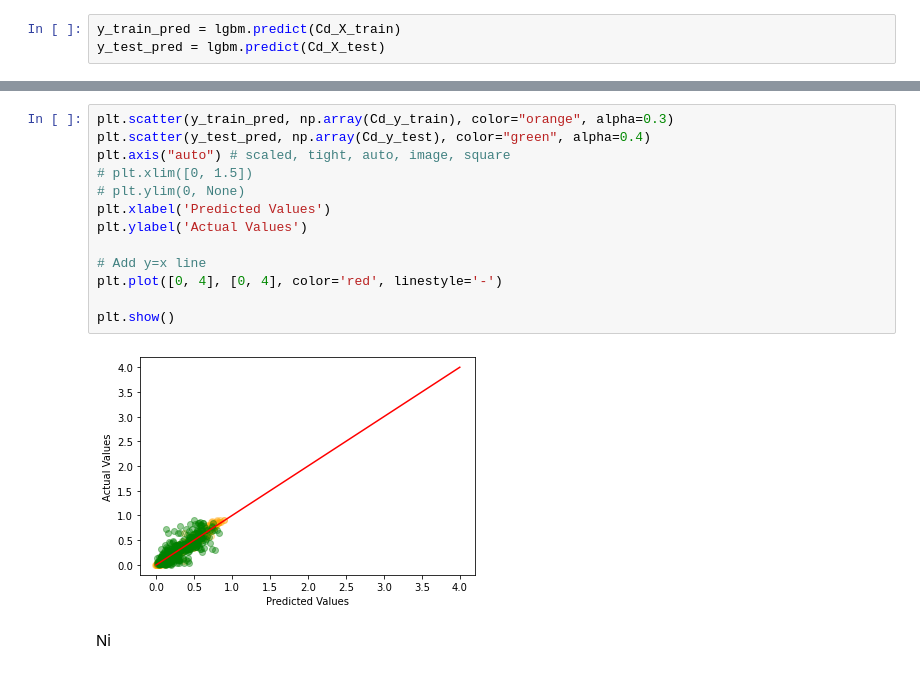
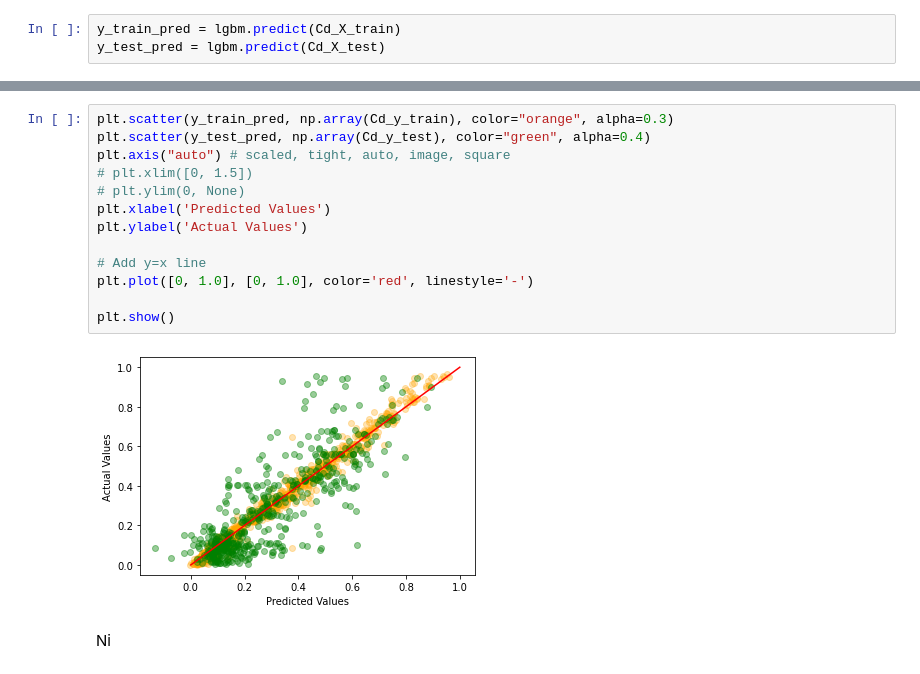
Before and after one commit to jyssys/graduation-thesis, a Jupyter notebook: new model/0601_LGBM(standard).ipynb, the cells around one changed output, grey strips where cells are left out. Cells and saved outputs as stored; diff of their text form.

```diff
--- a/new model/0601_LGBM(standard).ipynb
+++ b/new model/0601_LGBM(standard).ipynb
@@ -471,18 +522,18 @@ Test R2:  0.6956260332475803
 # %%
 plt.scatter(y_train_pred, np.array(Cd_y_train), color="orange", alpha=0.3)
 plt.scatter(y_test_pred, np.array(Cd_y_test), color="green", alpha=0.4)
 plt.axis("auto") # scaled, tight, auto, image, square
 # plt.xlim([0, 1.5])
 # plt.ylim(0, None)
 plt.xlabel('Predicted Values')
 plt.ylabel('Actual Values')
 
 # Add y=x line
-plt.plot([0, 4], [0, 4], color='red', linestyle='-')
+plt.plot([0, 1.0], [0, 1.0], color='red', linestyle='-')
 
 plt.show()
 # %% [output]
-[figure, old version]
+[figure, new version]
 # %% [markdown]
 Ni
 # %%
```
Also changed, not shown: parts of 21 cells of this notebook, 5 other files.
